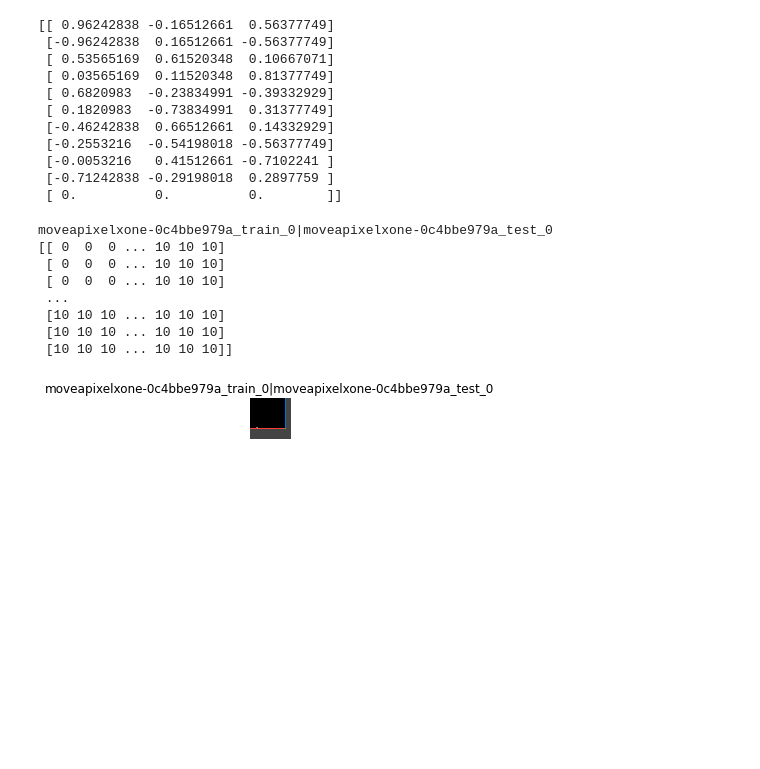
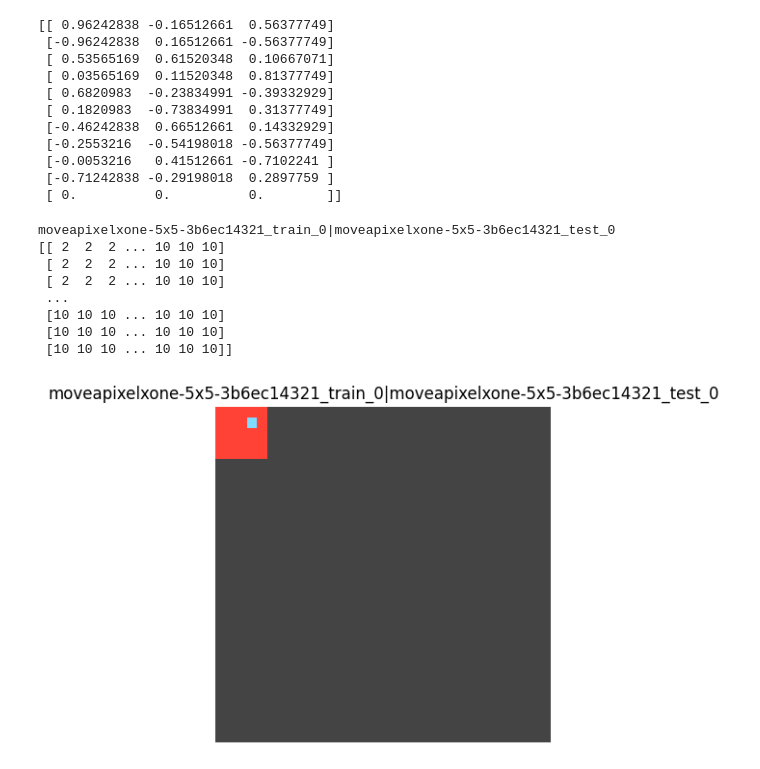
Before and after one commit to gkcng/arc, a Jupyter notebook: task_packager.ipynb, the cells around one changed output. Drawn from its saved outputs; the diff is of its cells as text; code cells hidden in the pictures; blank space fills up the shorter version.

```diff
--- a/task_packager.ipynb
+++ b/task_packager.ipynb
@@ -590,23 +580,23 @@ print(coords)
  [-0.71242838 -0.29198018  0.2897759 ]
  [ 0.          0.          0.        ]]
 # %%
-idx = next(i for i, s in enumerate(combined_test_set['ltest']) if s.endswith('moveapixelxone-0c4bbe979a_test_0'))
+idx = next(i for i, s in enumerate(combined_test_set['ltest']) if s.endswith('moveapixelxone-5x5-3b6ec14321_test_0'))
 print(combined_test_set['ltest'][idx])
 gsb_grid_mask = np.tile(coords,(32,32,1,1))
 g = combined_test_set['gtest'][idx][1][1].copy() # [encoder/decoder][start/end]
 g = np.expand_dims(g, 2)
 dist = np.linalg.norm(gsb_grid_mask - g, axis=3)
 recovered = np.argmin(dist, axis=2)
 print(recovered)
 plot_grid(recovered, combined_test_set['ltest'][idx])
 # %% [output]
-moveapixelxone-0c4bbe979a_train_0|moveapixelxone-0c4bbe979a_test_0
-[[ 0  0  0 ... 10 10 10]
- [ 0  0  0 ... 10 10 10]
- [ 0  0  0 ... 10 10 10]
+moveapixelxone-5x5-3b6ec14321_train_0|moveapixelxone-5x5-3b6ec14321_test_0
+[[ 2  2  2 ... 10 10 10]
+ [ 2  2  2 ... 10 10 10]
+ [ 2  2  2 ... 10 10 10]
  ...
  [10 10 10 ... 10 10 10]
  [10 10 10 ... 10 10 10]
  [10 10 10 ... 10 10 10]]
-[figure, old version]
+[figure, new version]
 # %%
```
Also changed, not shown: parts of 14 cells of this notebook, 51 other files.
